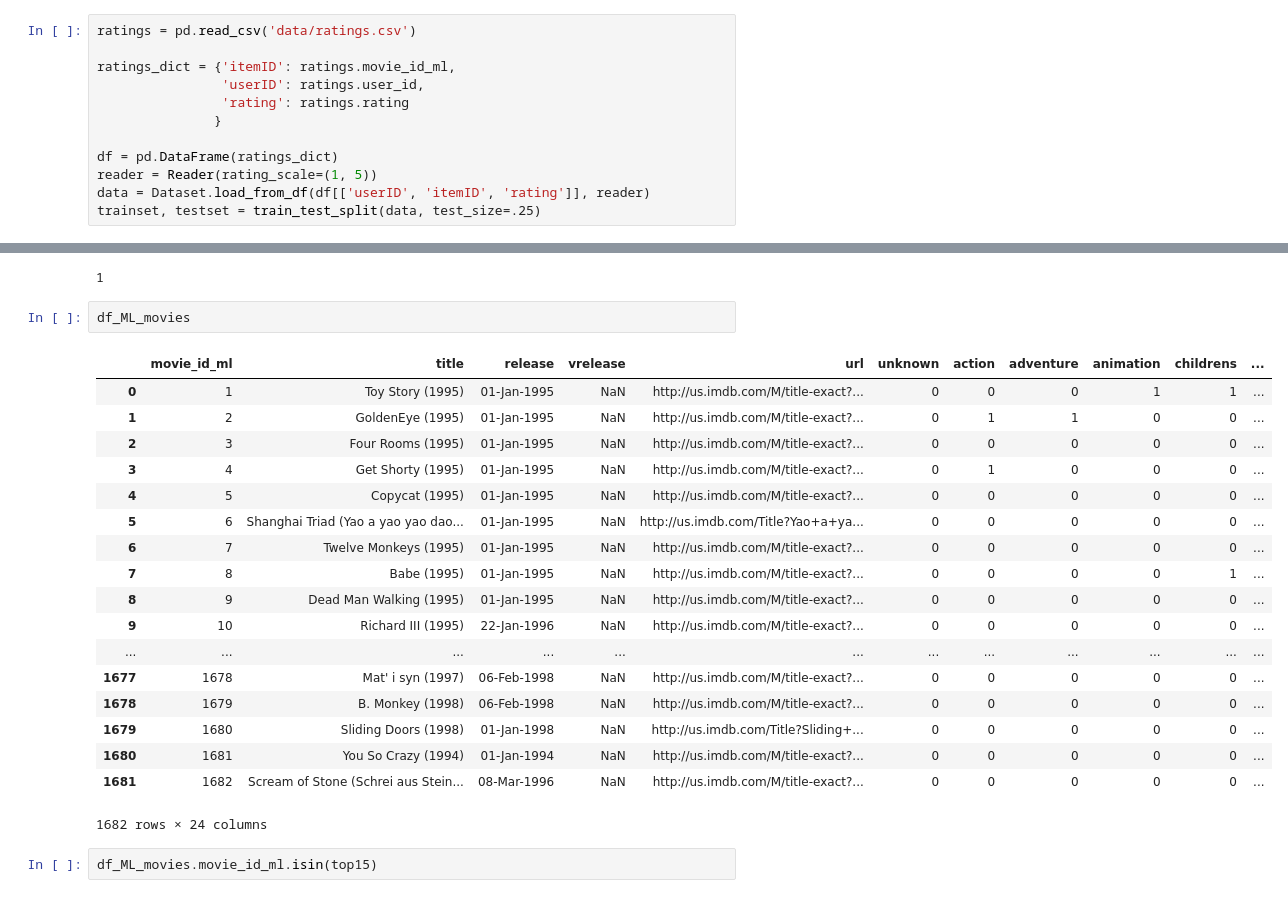
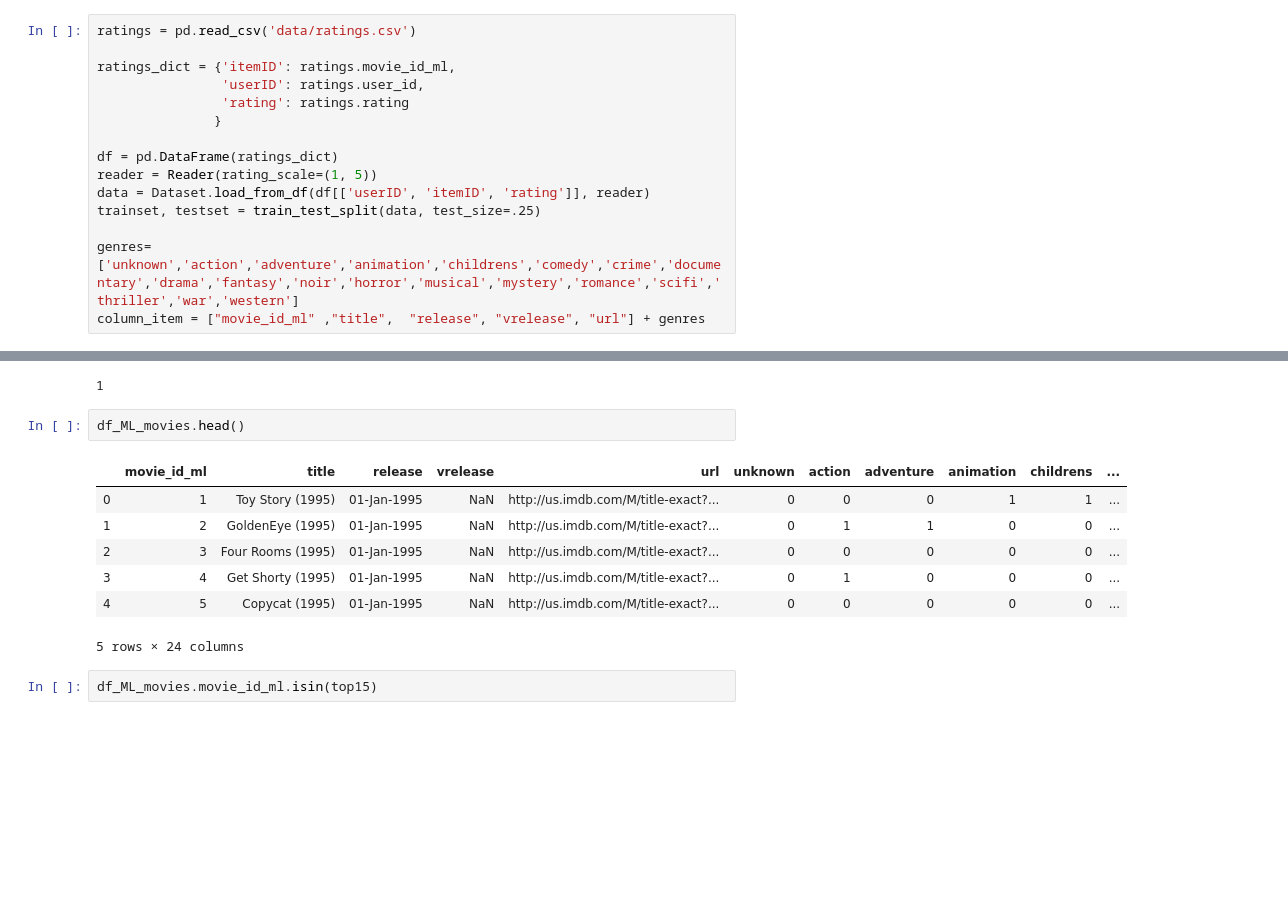
Before and after one commit to Movinder/movielens-imdb-exploration, a Jupyter notebook: matrix_factorization.ipynb, the cells around one changed output, grey strips where cells are left out. Drawn from its saved outputs; the diff is of its cells as text; blank space fills up the shorter version.

```diff
--- a/matrix_factorization.ipynb
+++ b/matrix_factorization.ipynb
@@ -31,6 +31,9 @@ df = pd.DataFrame(ratings_dict)
 reader = Reader(rating_scale=(1, 5))
 data = Dataset.load_from_df(df[['userID', 'itemID', 'rating']], reader)
 trainset, testset = train_test_split(data, test_size=.25)
+
+genres= ['unknown','action','adventure','animation','childrens','comedy','crime','documentary','drama','fantasy','noir','horror','musical','mystery','romance','scifi','thriller','war','western']
+column_item = ["movie_id_ml" ,"title",	"release", "vrelease", "url"] + genres
 # %% [markdown]
 ### Top-15 Most Voted Movies
 # %%
@@ -68,26 +66,15 @@ min(ratings.user_id)
 # %% [output]
 1
 # %%
-df_ML_movies
+df_ML_movies.head()
 # %% [output]
 |  | movie_id_ml | title | release | vrelease | url | unknown | action | adventure | animation | childrens | ... |
 | 0 | 1 | Toy Story (1995) | 01-Jan-1995 | NaN | http://us.imdb.com/M/title-exact?... | 0 | 0 | 0 | 1 | 1 | ... |
 | 1 | 2 | GoldenEye (1995) | 01-Jan-1995 | NaN | http://us.imdb.com/M/title-exact?... | 0 | 1 | 1 | 0 | 0 | ... |
 | 2 | 3 | Four Rooms (1995) | 01-Jan-1995 | NaN | http://us.imdb.com/M/title-exact?... | 0 | 0 | 0 | 0 | 0 | ... |
 | 3 | 4 | Get Shorty (1995) | 01-Jan-1995 | NaN | http://us.imdb.com/M/title-exact?... | 0 | 1 | 0 | 0 | 0 | ... |
 | 4 | 5 | Copycat (1995) | 01-Jan-1995 | NaN | http://us.imdb.com/M/title-exact?... | 0 | 0 | 0 | 0 | 0 | ... |
-| 5 | 6 | Shanghai Triad (Yao a yao yao dao... | 01-Jan-1995 | NaN | http://us.imdb.com/Title?Yao+a+ya... | 0 | 0 | 0 | 0 | 0 | ... |
-| 6 | 7 | Twelve Monkeys (1995) | 01-Jan-1995 | NaN | http://us.imdb.com/M/title-exact?... | 0 | 0 | 0 | 0 | 0 | ... |
-| 7 | 8 | Babe (1995) | 01-Jan-1995 | NaN | http://us.imdb.com/M/title-exact?... | 0 | 0 | 0 | 0 | 1 | ... |
-| 8 | 9 | Dead Man Walking (1995) | 01-Jan-1995 | NaN | http://us.imdb.com/M/title-exact?... | 0 | 0 | 0 | 0 | 0 | ... |
-| 9 | 10 | Richard III (1995) | 22-Jan-1996 | NaN | http://us.imdb.com/M/title-exact?... | 0 | 0 | 0 | 0 | 0 | ... |
-| ... | ... | ... | ... | ... | ... | ... | ... | ... | ... | ... | ... |
-| 1677 | 1678 | Mat' i syn (1997) | 06-Feb-1998 | NaN | http://us.imdb.com/M/title-exact?... | 0 | 0 | 0 | 0 | 0 | ... |
-| 1678 | 1679 | B. Monkey (1998) | 06-Feb-1998 | NaN | http://us.imdb.com/M/title-exact?... | 0 | 0 | 0 | 0 | 0 | ... |
-| 1679 | 1680 | Sliding Doors (1998) | 01-Jan-1998 | NaN | http://us.imdb.com/Title?Sliding+... | 0 | 0 | 0 | 0 | 0 | ... |
-| 1680 | 1681 | You So Crazy (1994) | 01-Jan-1994 | NaN | http://us.imdb.com/M/title-exact?... | 0 | 0 | 0 | 0 | 0 | ... |
-| 1681 | 1682 | Scream of Stone (Schrei aus Stein... | 08-Mar-1996 | NaN | http://us.imdb.com/M/title-exact?... | 0 | 0 | 0 | 0 | 0 | ... |
-1682 rows × 24 columns
+5 rows × 24 columns
 # %%
 df_ML_movies.movie_id_ml.isin(top15)
 # %% [output]
```
Also changed, not shown: parts of 17 cells of this notebook.
